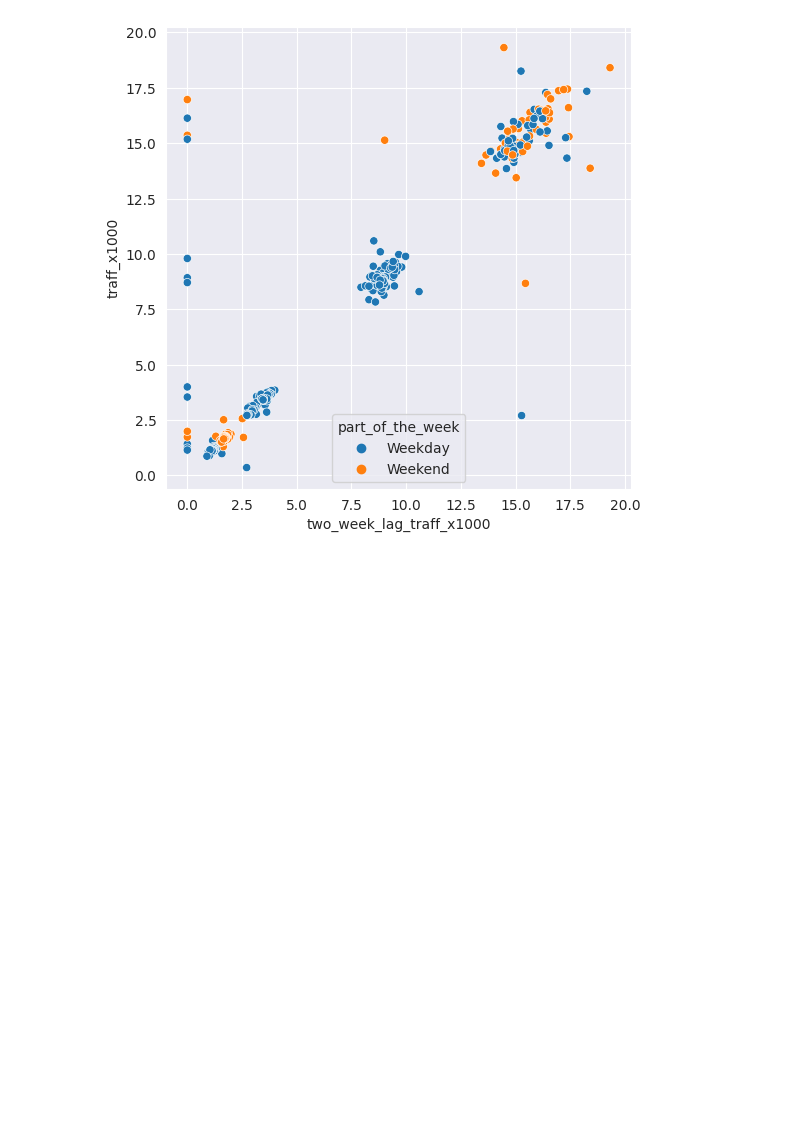
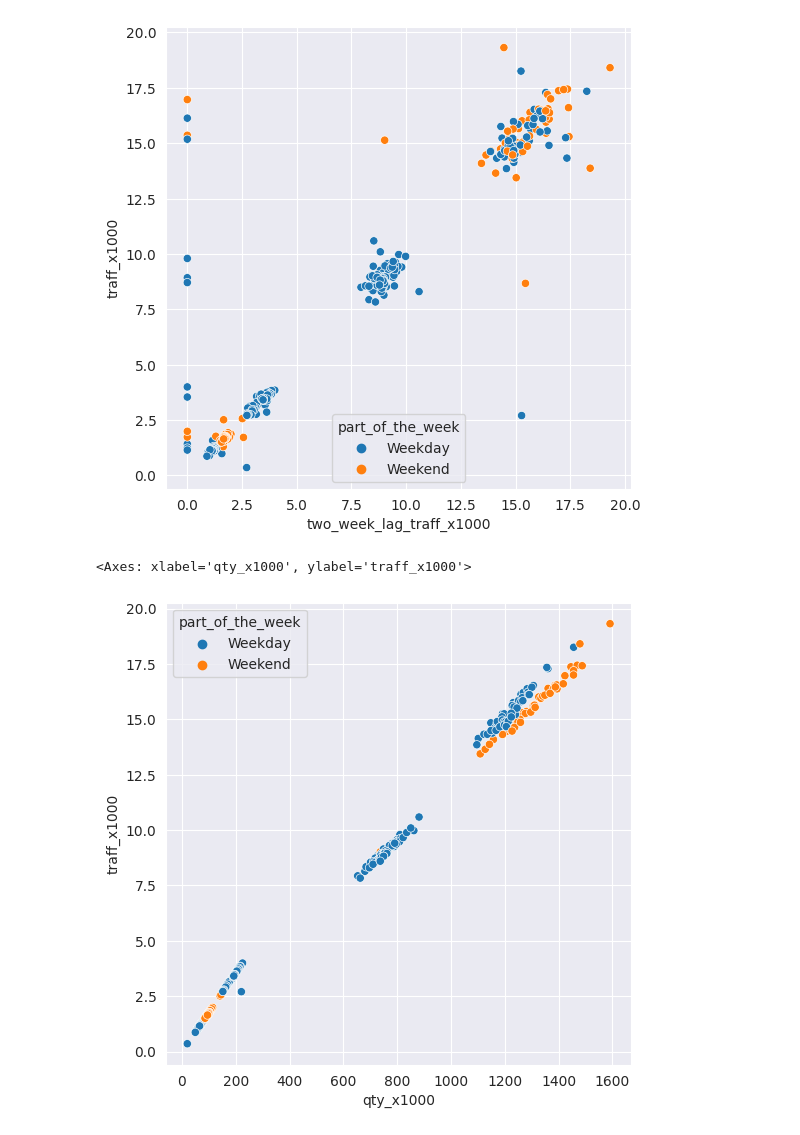
Before and after one commit to gar22891uvg/ProyectoFinalGRP4, a Jupyter notebook: GRP4ProyectoFinal.ipynb, the cells around one changed output. Saved outputs shown, nothing was run; the diff lists cells and outputs as text; code cells hidden in the pictures; blank space fills up the shorter version.

```diff
--- a/GRP4ProyectoFinal.ipynb
+++ b/GRP4ProyectoFinal.ipynb
@@ -169,4 +176,10 @@ sns.scatterplot(data=df_cl, x='two_week_lag_traff_x1000', y='traff_x1000', hue='
 # %% [output]
 <Axes: xlabel='two_week_lag_traff_x1000', ylabel='traff_x1000'>
 [figure]
+# %%
+plt.figure(figsize=(6,6))
+sns.scatterplot(data=df_int, x='qty_x1000', y='traff_x1000', hue='part_of_the_week')
+# %% [output]
+<Axes: xlabel='qty_x1000', ylabel='traff_x1000'>
+[figure, added]
 # %%
```
Also changed, not shown: parts of 11 cells of this notebook.
